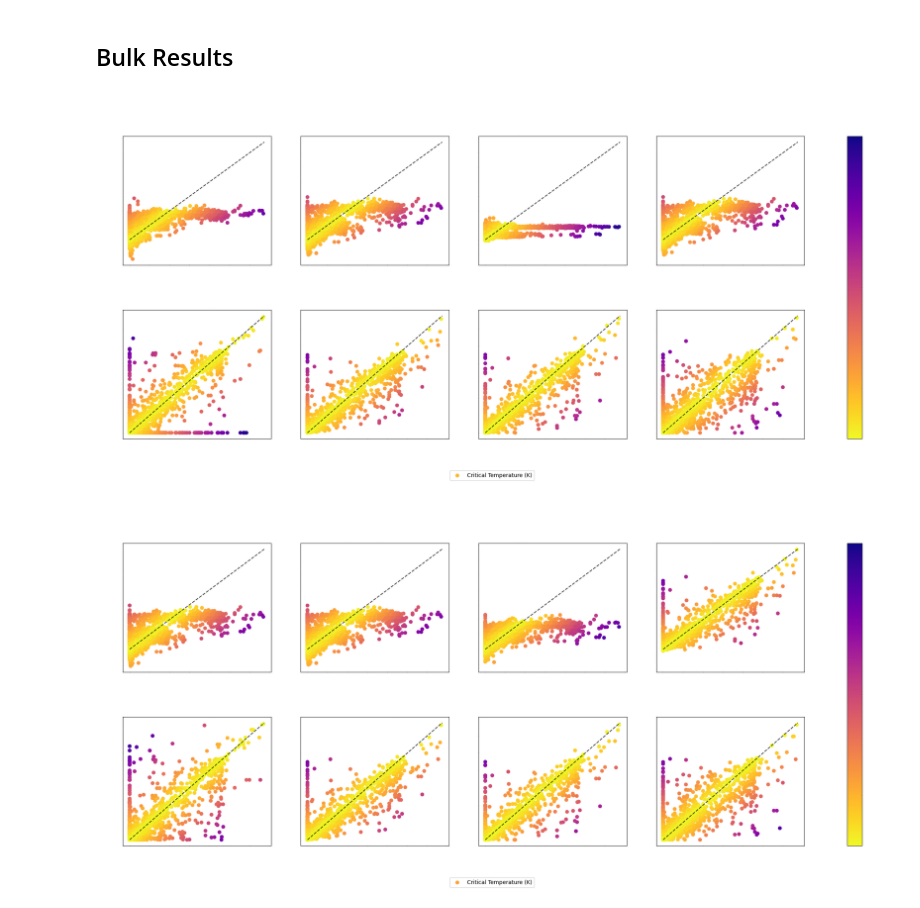
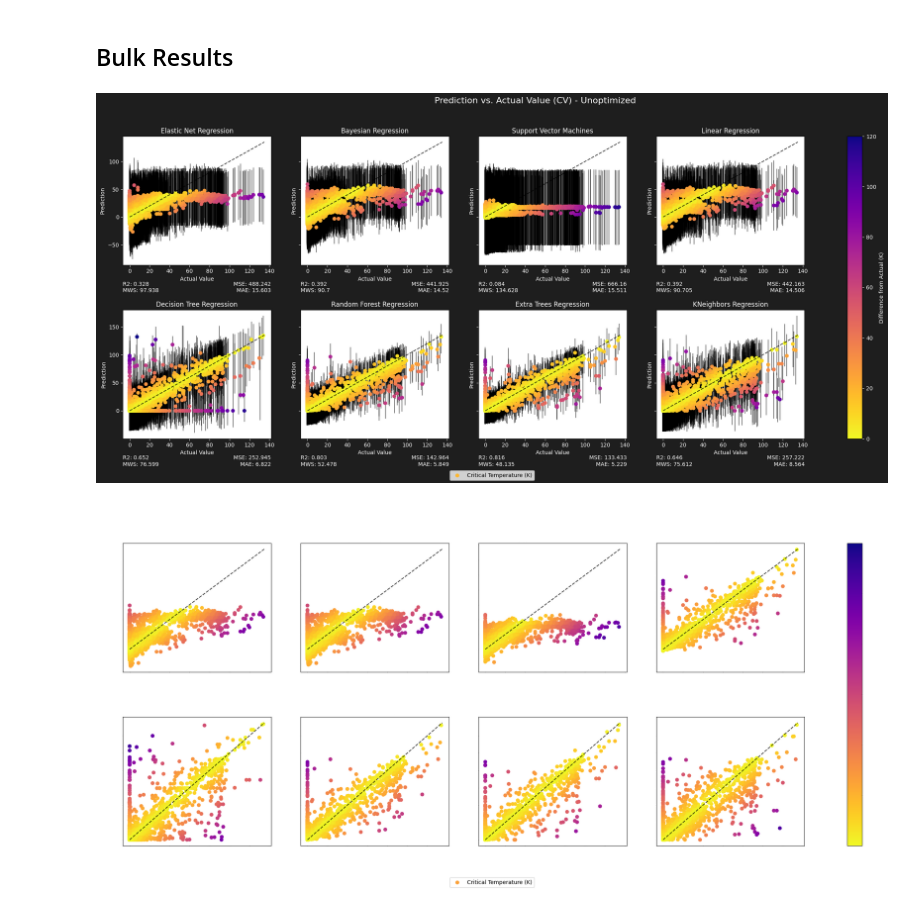
Before and after one commit to sylphrena0/classe, a Jupyter notebook: code/training.ipynb, the cells around one changed output. Drawn from its saved outputs; the diff is of its cells as text; code cells hidden in the pictures.

```diff
--- a/code/training.ipynb
+++ b/code/training.ipynb
@@ -96,16 +109,16 @@ sfn.evaluate_one("Extra Trees - Optimized", ExtraTreesRegressor, {'n_estimators'
 # %%
 sfn.import_data(replace_inf=True)
 
 #defines the models in a list of pairs of lists. The first item in a pair is the top graph in a column, the second is the bottom. The last item of a model is to enable error
-models  =  ((("Elastic Net Regression", ElasticNet, {}, False),                 ("Decision Tree Regression", DecisionTreeRegressor, {}, False)),
-            (("Bayesian Regression", BayesianRidge, {}, False),                 ("Random Forest Regression", RandomForestRegressor, {}, False)),
-            (("Support Vector Machines", SVR, {}, False),                       ("Extra Trees Regression", ExtraTreesRegressor, {}, False)),
-            (("Linear Regression", LinearRegression, {}, False),                ("KNeighbors Regression", KNeighborsRegressor, {}, False)))
+models  =  ((("Elastic Net Regression", ElasticNet, {}, True),                 ("Decision Tree Regression", DecisionTreeRegressor, {}, True)),
+            (("Bayesian Regression", BayesianRidge, {}, True),                 ("Random Forest Regression", RandomForestRegressor, {}, True)),
+            (("Support Vector Machines", SVR, {}, True),                       ("Extra Trees Regression", ExtraTreesRegressor, {}, True)),
+            (("Linear Regression", LinearRegression, {}, True),                ("KNeighbors Regression", KNeighborsRegressor, {}, True)))
 
 #call the evaluation function
-sfn.evaluate(models, title="Prediction vs. Actual Value (CV) - Unoptimized", filename="results_unoptimized.png", uncertainty=True) #call evaluation function
+sfn.evaluate(models, title="Prediction vs. Actual Value (CV) - Unoptimized", filename="results_unoptimized", image=False) #call evaluation function
 # %% [output]
-[figure, old version]
+[figure, new version]
 # %%
 sfn.import_data(replace_inf=True)
 
```
Also changed, not shown: parts of 11 cells of this notebook.
